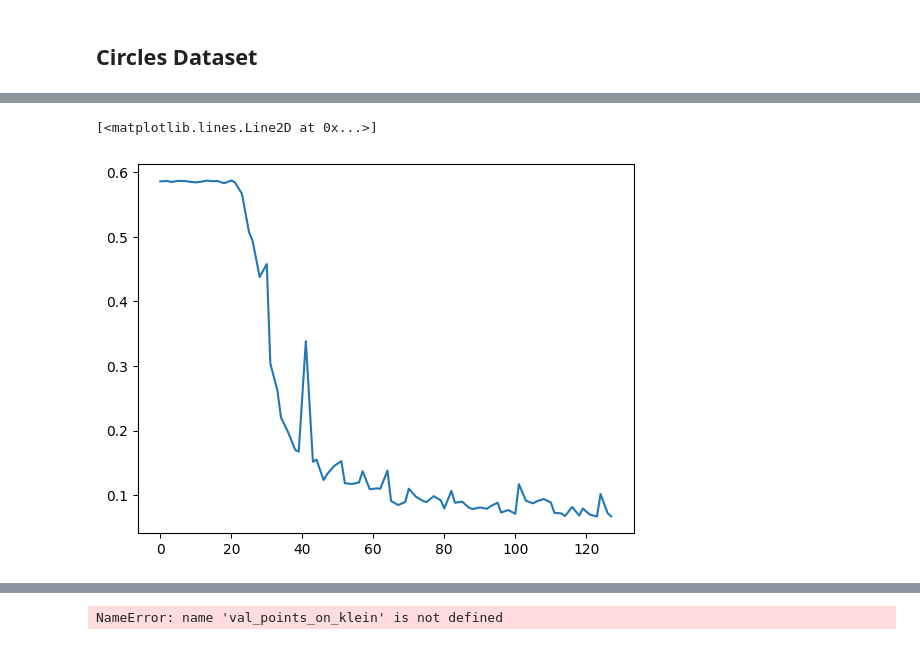
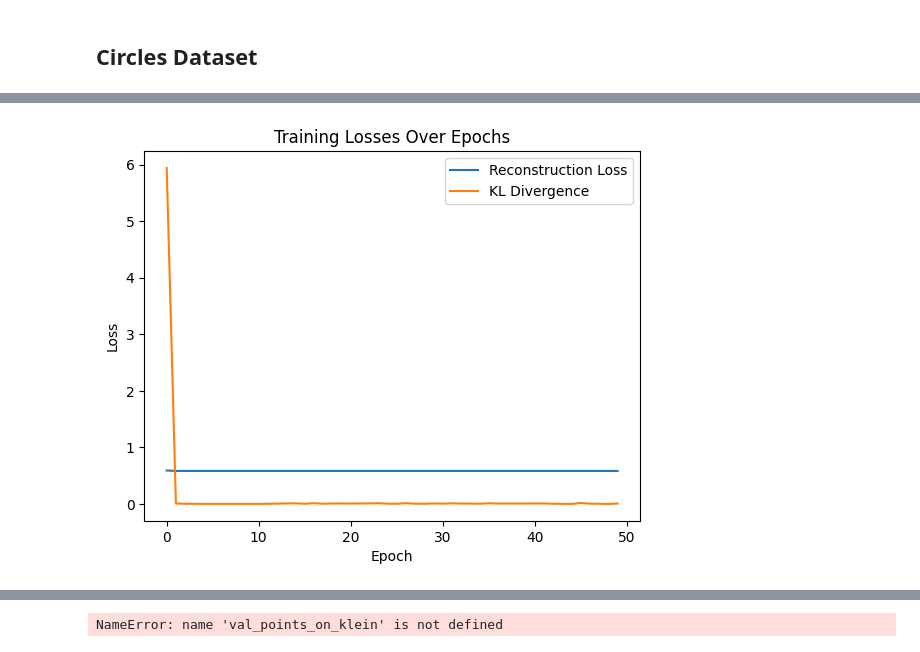
Before and after one commit to bekemax/KleinVAE, a Jupyter notebook: notebooks/klein-vae-experiments.ipynb, the cells around one changed output, grey strips where cells are left out. Drawn from its saved outputs; the diff is of its cells as text; code cells hidden in the pictures.

```diff
--- a/notebooks/klein-vae-experiments.ipynb
+++ b/notebooks/klein-vae-experiments.ipynb
@@ -299,6 +294,14 @@ Total training examples: 80000
 # %%
-vae_model = SimpleVAE(input_dim=IMG_SIZE**2, hidden_dims=[1024, 512, 128, 32])
-klein_vae_module = KleinVAEModule(model=vae_model, batch_size=BATCH_SIZE, lr=1e-3, kl_weight=1e-2, sigma2=0.1, use_decoder=True)
+vae_model = SimpleVAE(input_dim=IMG_SIZE**2, hidden_dims=[1024, 512, 128, 32], latent_dim=2)
+klein_vae_module = KleinVAEModule(
+    model=vae_model,
+    optimizer=torch.optim.Adam,
+    recon_loss=torch.nn.BCELoss(reduction="mean"),
+    lr=1e-3,
+    kl_weight=1e-1,
+    prior_mean=0.5,
+    prior_std=0.1,
+)
 # %%
 trainer = Trainer(accelerator="cpu", max_epochs=50, enable_progress_bar=True)#, callbacks=[EarlyStopping(monitor="recon_loss", patience=5, mode="min")])
 trainer.fit(klein_vae_module, datamodule=datamodule)
@@ -322,12 +345,17 @@ HPU available: False, using: 0 HPUs
 # %%
 logs_dir = trainer.logger.log_dir
 
 logs_df = pd.read_csv(f"{logs_dir}/metrics.csv")
 
-plt.plot(logs_df['recon_loss'].dropna())
+plt.plot(logs_df['train_recon_loss_epoch'].dropna().reset_index(drop=True), label='Reconstruction Loss')
+plt.plot(logs_df['train_kl_loss_epoch'].dropna().reset_index(drop=True), label='KL Divergence')
+plt.xlabel('Epoch')
+plt.ylabel('Loss')
+plt.title('Training Losses Over Epochs')
+plt.legend()
+plt.show()
 # %% [output]
-[<matplotlib.lines.Line2D at 0x...>]
-[figure, old version]
+[figure, new version]
 # %%
 random_idx = np.random.randint(0, len(datamodule.val_dataloader().dataset), size=10)
 
```
Also changed, not shown: parts of 20 cells of this notebook, 12 other files.
